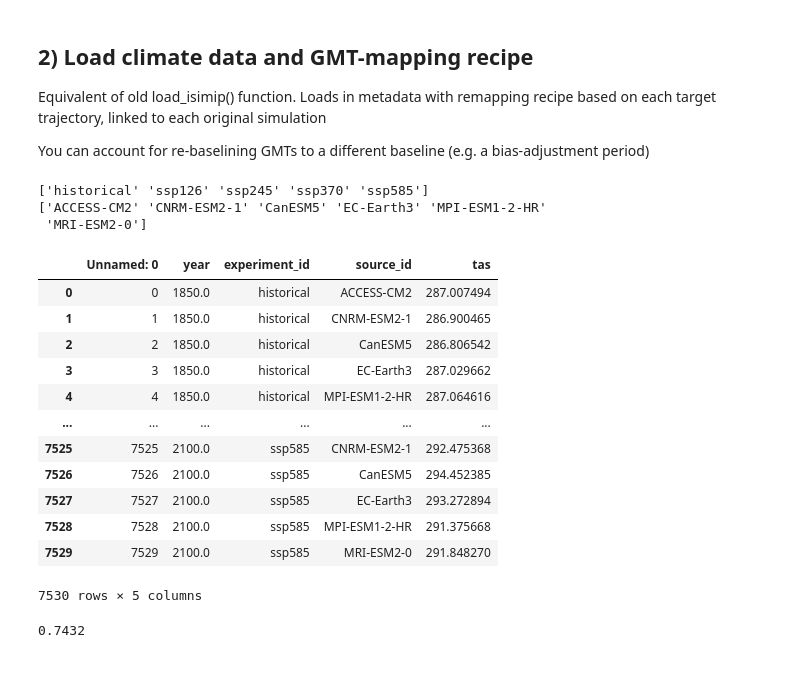
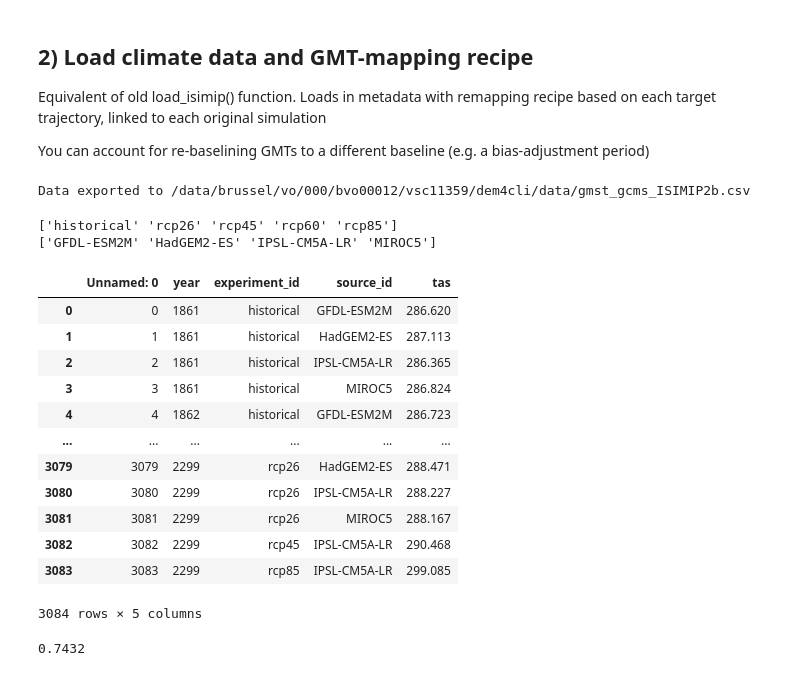
Before and after one commit to rosapietroiusti/dem4cli, a Jupyter notebook: notebooks/dem4cli-demo-v2-part2.ipynb, the cells around one changed output. Drawn from its saved outputs; the diff is of its cells as text; code cells hidden in the pictures.

```diff
--- a/notebooks/dem4cli-demo-v2-part2.ipynb
+++ b/notebooks/dem4cli-demo-v2-part2.ipynb
@@ -191,25 +210,69 @@ You can account for re-baselining GMTs to a different baseline (e.g. a bias-adju
+# %%
+if project_phase.lower() == 'isimip2b':
+
+    # This piece of code reads GMST values from GCMs used in ISIMIP2b and stores them in a dataframe saved as csv, in the format required for the rest of the code to work.
+
+    dir_gmst_gcms = '/data/brussel/vo/000/bvo00012/vsc11137/source2suffering/data/isimip/isimip2b/DerivedInputData/globalmeans/tas'
+    GCMs = ['GFDL-ESM2M', 'HadGEM2-ES', 'IPSL-CM5A-LR', 'MIROC5']
+    simulations = ['historical', 'rcp26', 'rcp45', 'rcp60', 'rcp85']
+    file_gmst_gcms = '/data/brussel/vo/000/bvo00012/vsc11359/dem4cli/data/gmst_gcms_ISIMIP2b.csv'
+
+    # Initialize an empty DataFrame
+    df_long = pd.DataFrame(columns=['year', 'experiment_id', 'source_id', 'tas'])
+
+    for gcm in GCMs:
+        for simul in simulations:
+            # Get the file path
+            file_path = glob.glob(os.path.join(dir_gmst_gcms, gcm, f'tas_*{gcm}_{simul}*fldmean.yearmean.txt'))[0]
+
+            # Read the data
+            df = pd.read_csv(file_path, delim_whitespace=True, comment='#', header=None, names=['year', 'tas'])
+
+        # Filter for years up to 2100
+        #df = df[df['year'] <= 2100]
+
+            # Add columns for experiment_id and source_id
+            df['experiment_id'] = simul
+            df['source_id'] = gcm
+
+            # Append to the long DataFrame
+            df_long = pd.concat([df_long, df[['year', 'experiment_id', 'source_id', 'tas']]], ignore_index=True)
+
+    # Sort the DataFrame
+    df_long = df_long.sort_values(by=['year', 'experiment_id', 'source_id']).reset_index(drop=True)
+
+    # Export the DataFrame to a CSV file
+    df_long.to_csv(file_gmst_gcms, index=True)
+
+    print(f"Data exported to {file_gmst_gcms}")
+
+elif project_phase.lower() == 'isimip3b':
+    file_gmst_gcms = os.path.join(data_dir, 'gmst-models/gmst_models_1850_2100_fwi.csv')
+    GCMs = ['MPI-ESM1-2-HR']
+# %% [output]
+Data exported to /data/brussel/vo/000/bvo00012/vsc11359/dem4cli/data/gmst_gcms_ISIMIP2b.csv
 # %%
-df_gmst = pd.read_csv(os.path.join(data_dir, 'gmst-models/gmst_models_1850_2100_fwi.csv'))
+df_gmst = pd.read_csv(file_gmst_gcms)
 print(df_gmst['experiment_id'].unique())
 print(df_gmst['source_id'].unique())
+#print(df_gmst['year'].unique())
 df_gmst
 # %% [output]
-['historical' 'ssp126' 'ssp245' 'ssp370' 'ssp585']
-['ACCESS-CM2' 'CNRM-ESM2-1' 'CanESM5' 'EC-Earth3' 'MPI-ESM1-2-HR'
- 'MRI-ESM2-0']
+['historical' 'rcp26' 'rcp45' 'rcp60' 'rcp85']
+['GFDL-ESM2M' 'HadGEM2-ES' 'IPSL-CM5A-LR' 'MIROC5']
 |  | Unnamed: 0 | year | experiment_id | source_id | tas |
-| 0 | 0 | 1850.0 | historical | ACCESS-CM2 | 287.007494 |
-| 1 | 1 | 1850.0 | historical | CNRM-ESM2-1 | 286.900465 |
-| 2 | 2 | 1850.0 | historical | CanESM5 | 286.806542 |
-| 3 | 3 | 1850.0 | historical | EC-Earth3 | 287.029662 |
-| 4 | 4 | 1850.0 | historical | MPI-ESM1-2-HR | 287.064616 |
+| 0 | 0 | 1861 | historical | GFDL-ESM2M | 286.620 |
+| 1 | 1 | 1861 | historical | HadGEM2-ES | 287.113 |
+| 2 | 2 | 1861 | historical | IPSL-CM5A-LR | 286.365 |
+| 3 | 3 | 1861 | historical | MIROC5 | 286.824 |
+| 4 | 4 | 1862 | historical | GFDL-ESM2M | 286.723 |
 | ... | ... | ... | ... | ... | ... |
-| 7525 | 7525 | 2100.0 | ssp585 | CNRM-ESM2-1 | 292.475368 |
-| 7526 | 7526 | 2100.0 | ssp585 | CanESM5 | 294.452385 |
-| 7527 | 7527 | 2100.0 | ssp585 | EC-Earth3 | 293.272894 |
-| 7528 | 7528 | 2100.0 | ssp585 | MPI-ESM1-2-HR | 291.375668 |
-| 7529 | 7529 | 2100.0 | ssp585 | MRI-ESM2-0 | 291.848270 |
+| 3079 | 3079 | 2299 | rcp26 | HadGEM2-ES | 288.471 |
+| 3080 | 3080 | 2299 | rcp26 | IPSL-CM5A-LR | 288.227 |
+| 3081 | 3081 | 2299 | rcp26 | MIROC5 | 288.167 |
+| 3082 | 3082 | 2299 | rcp45 | IPSL-CM5A-LR | 290.468 |
+| 3083 | 3083 | 2299 | rcp85 | IPSL-CM5A-LR | 299.085 |
-7530 rows × 5 columns
+3084 rows × 5 columns
 # %%
 gmt_anomaly_correction = calc_gmt_anomaly_correction(
     filepath_gmst_obs=os.path.join(data_dir, 'gmst-obs/GCH_time_series_of_annual_global_temperatures_1850-2024_wrt_1991-2020.csv'),
```
Also changed, not shown: parts of 41 cells of this notebook.
